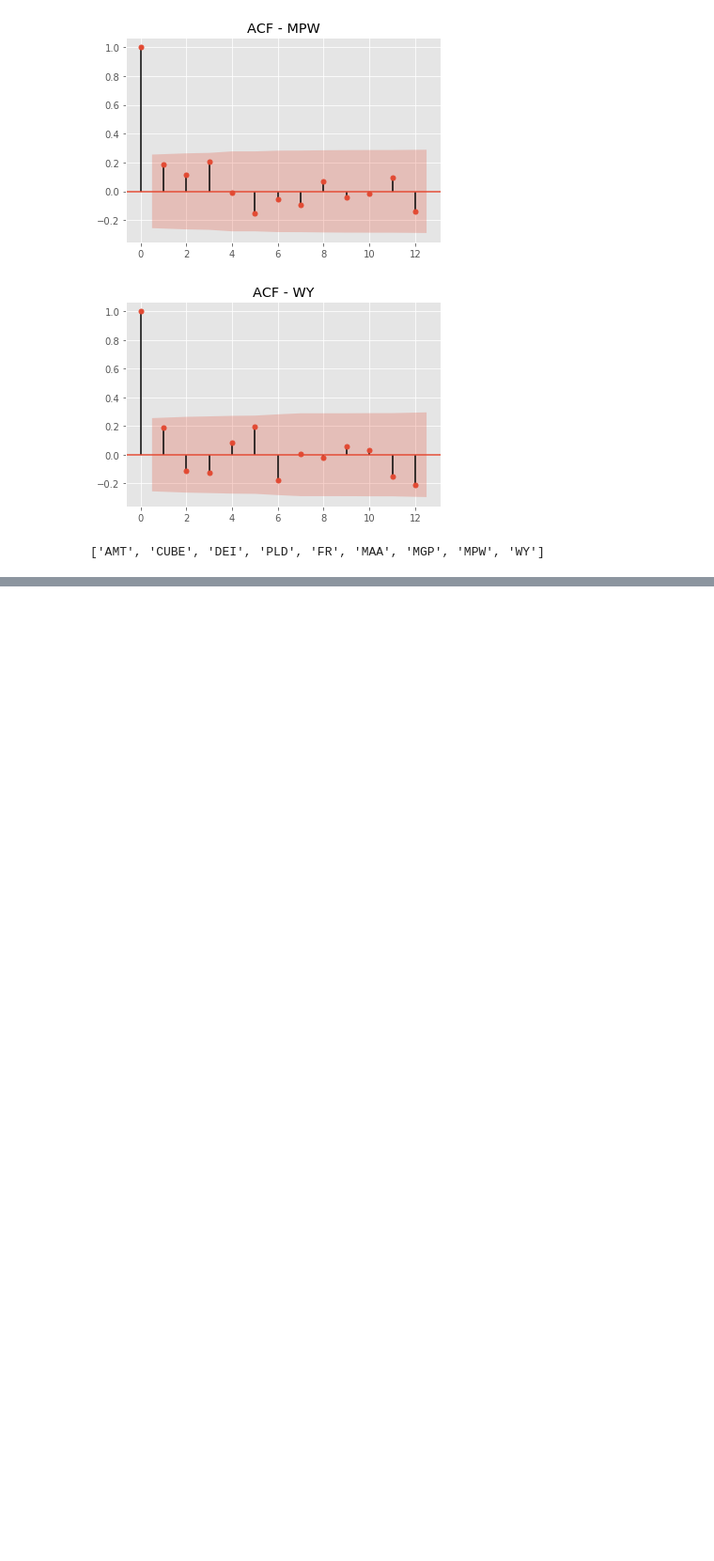
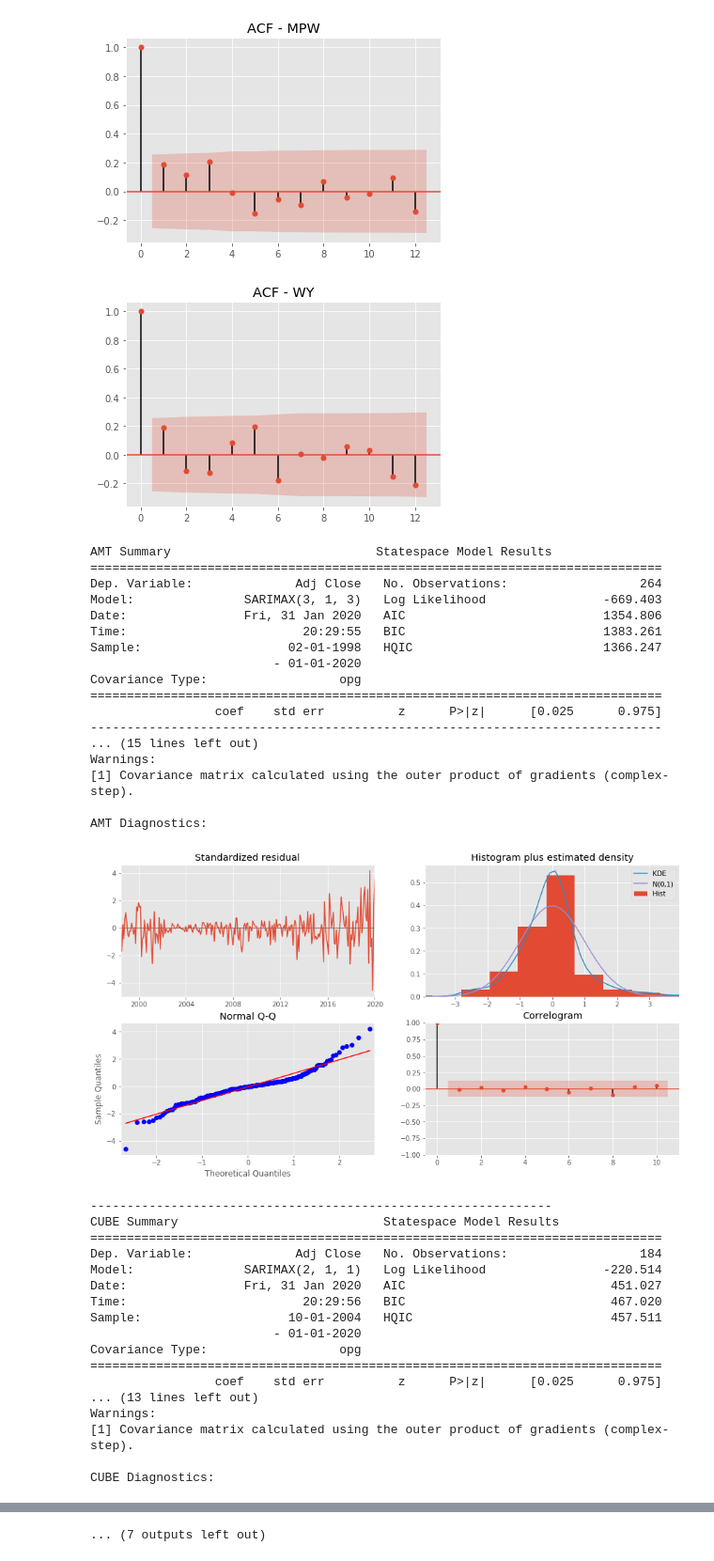
Before and after one commit to andrewcole33/reit_time_series_analysis, a Jupyter notebook: capstone_scratch.ipynb, the cells around one changed output, grey strips where cells are left out. Shown at 94% size. Drawn from its saved outputs; the diff is of its cells as text; code cells hidden in the pictures; blank space fills up the shorter version.

Commit message:
Run initial SARIMAX model

```diff
--- a/capstone_scratch.ipynb
+++ b/capstone_scratch.ipynb
@@ -300,18 +300,68 @@ plot_autocorrelation(diff1_reit_df_dict)
 [figure]
 [figure]
 # %%
-optimized_params = {}
+best_parameters = {}
 for key in diff1_reit_df_dict.keys():
-    optimal_params['AMT'] = (,1,)
-    optimal_params['CUBE'] = (,1,)
-    optimal_params['DEI'] = (,1,)
-    optimal_params['PLD'] = (,1,)
-    optimal_params['FR'] = (,1,)
-    optimal_params['MAA'] = (,1,)
-    optimal_params['MGP'] = (,1,)
-    optimal_params['MPW'] = (,1,)
-    optimal_params['WY'] = (,1,)
+    best_parameters[key] = ()
+
+best_parameters['AMT'] = (3,1,3)
+best_parameters['CUBE'] = (2,1,1)
+best_parameters['DEI'] = (3,1,3)
+best_parameters['PLD'] = (0,1,0)
+best_parameters['FR'] = (1,1,0)
+best_parameters['MAA'] = (1,1,0)
+best_parameters['MGP'] = (1,1,1)
+best_parameters['MPW'] = (0,1,0)
+best_parameters['WY'] = (2,1,0)
-# %%
-reit_df_name_list
-# %% [output]
-['AMT', 'CUBE', 'DEI', 'PLD', 'FR', 'MAA', 'MGP', 'MPW', 'WY']
+# %%
+results_dict = {}
+for key in reit_df_dict.keys():
+    ts = reit_df_dict[key]
+    ARIMA_MODEL = sm.tsa.statespace.SARIMAX(ts, order = best_parameters[key],
+                                            enforce_stationarity = False,
+                                            enforce_invertability = False,
+                                            trend = 't')
+    results = ARIMA_MODEL.fit()
+    results_dict[key] = results
+    print(f'{key} Summary {results.summary()}')
+    print()
+    print(f'{key} Diagnostics:')
+    results.plot_diagnostics(figsize = (15,8))
+    plt.show()
+    print('---------------------------------------------------------------')
+# %% [output]
+AMT Summary                            Statespace Model Results
+==============================================================================
+Dep. Variable:              Adj Close   No. Observations:                  264
+Model:               SARIMAX(3, 1, 3)   Log Likelihood                -669.403
+Date:                Fri, 31 Jan 2020   AIC                           1354.806
+Time:                        20:29:55   BIC                           1383.261
+Sample:                    02-01-1998   HQIC                          1366.247
+                         - 01-01-2020
+Covariance Type:                  opg
+==============================================================================
+                 coef    std err          z      P>|z|      [0.025      0.975]
+------------------------------------------------------------------------------
+... (15 lines left out)
+Warnings:
+[1] Covariance matrix calculated using the outer product of gradients (complex-step).
+
+AMT Diagnostics:
+[figure, added]
+---------------------------------------------------------------
+CUBE Summary                            Statespace Model Results
+==============================================================================
+Dep. Variable:              Adj Close   No. Observations:                  184
+Model:               SARIMAX(2, 1, 1)   Log Likelihood                -220.514
+Date:                Fri, 31 Jan 2020   AIC                            451.027
+Time:                        20:29:56   BIC                            467.020
+Sample:                    10-01-2004   HQIC                           457.511
+                         - 01-01-2020
+Covariance Type:                  opg
+==============================================================================
+                 coef    std err          z      P>|z|      [0.025      0.975]
+... (13 lines left out)
+Warnings:
+[1] Covariance matrix calculated using the outer product of gradients (complex-step).
+
+CUBE Diagnostics:
@@ -317,0 +441 @@ reit_df_name_list
+... (7 outputs left out)
```
Also changed, not shown: parts of 1 cell of this notebook.
